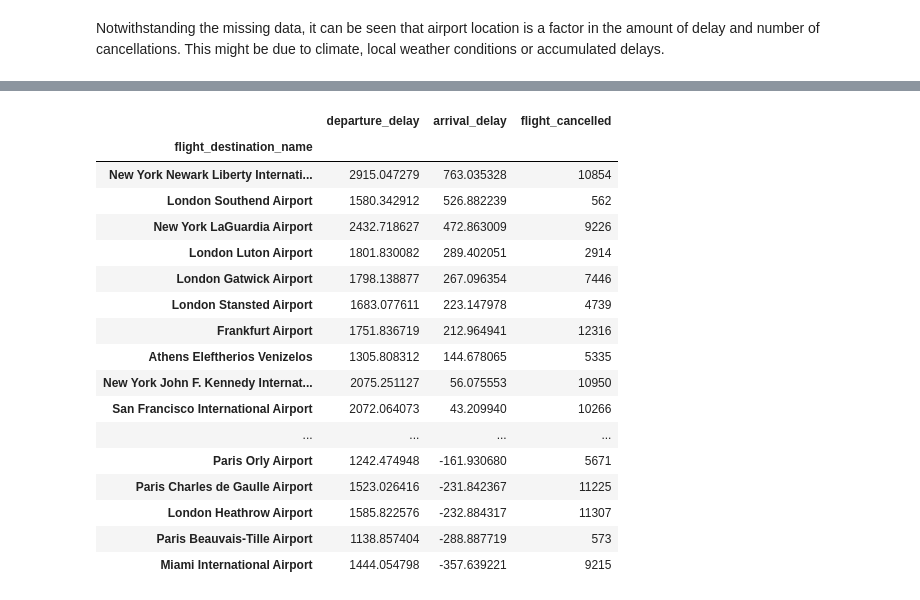
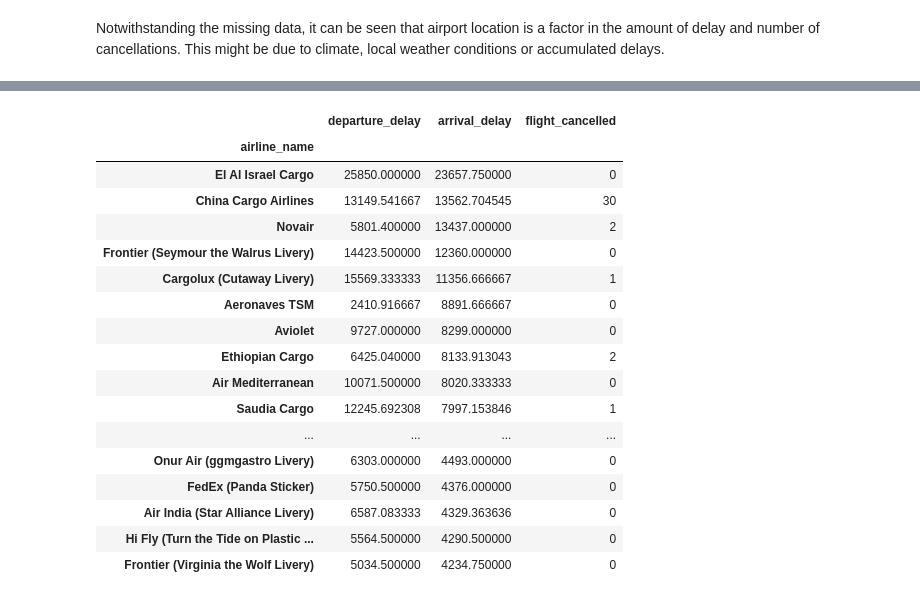
Before and after one commit to dermot-cochran/Interview_data, a Jupyter notebook: Case Study.ipynb, the cells around one changed output, grey strips where cells are left out. Saved outputs shown, nothing was run; the diff lists cells and outputs as text; code cells hidden in the pictures.

```diff
--- a/Case Study.ipynb
+++ b/Case Study.ipynb
@@ -110,4 +142,4 @@ dtype: int64
 # %%
-arrivals['arrival_delay'] = arrivals['flight_arrival_real'] - arrivals['flight_arrival_scheduled']
-arrivals['arrival_delay'].describe()
+flights['arrival_delay'] = flights['flight_arrival_real'] - flights['flight_arrival_scheduled']
+flights['arrival_delay'].describe()
 # %% [output]
@@ -121,6 +153,6 @@ min      -85255.000000
 max       85290.000000
 Name: arrival_delay, dtype: float64
 # %%
-arrivals['departure_delay'] = arrivals['flight_departure_real'] - arrivals['flight_departure_scheduled']
-arrivals['departure_delay'].describe()
+flights['departure_delay'] = flights['flight_departure_real'] - flights['flight_departure_scheduled']
+flights['departure_delay'].describe()
 # %% [output]
@@ -134,9 +166,9 @@ min      -84660.000000
 max      139440.000000
 Name: departure_delay, dtype: float64
 # %%
-arrivals['flight_duration_scheduled'] = arrivals['flight_arrival_scheduled'] - arrivals['flight_departure_scheduled']
-arrivals['flight_duration_delay'] = arrivals['flight_duration'] - arrivals['flight_duration_scheduled']
-arrivals['flight_duration_delay'].describe()
+flights['flight_duration_scheduled'] = flights['flight_arrival_scheduled'] - flights['flight_departure_scheduled']
+flights['flight_duration_delay'] = flights['flight_duration'] - flights['flight_duration_scheduled']
+flights['flight_duration_delay'].describe()
 # %% [output]
 count    134710.000000
 mean      -1708.867411
@@ -231,6 +277,5 @@ Notwithstanding the missing data, it can be seen that airport location is a fact
 # %%
-destination_delays = arrivals.groupby('flight_destination_name').agg({'departure_delay':'mean','arrival_delay':'mean',
-                                                            'flight_cancelled':'count'})
-destination_delays.describe()
+airline_delays = flights.groupby('airline_name').agg({'departure_delay':'mean','arrival_delay':'mean','flight_cancelled':'sum'})
+airline_delays.describe()
 # %% [output]
 |  | departure_delay | arrival_delay | flight_cancelled |
@@ -245,21 +311,21 @@ destination_delays.describe()
 # %%
-destination_delays.sort_values(by='arrival_delay', ascending=False).head(25)
+airline_delays.sort_values(by='arrival_delay', ascending=False).head(25)
 # %% [output]
 |  | departure_delay | arrival_delay | flight_cancelled |
-| flight_destination_name |  |  |  |
-| New York Newark Liberty Internati... | 2915.047279 | 763.035328 | 10854 |
-| London Southend Airport | 1580.342912 | 526.882239 | 562 |
-| New York LaGuardia Airport | 2432.718627 | 472.863009 | 9226 |
-| London Luton Airport | 1801.830082 | 289.402051 | 2914 |
-| London Gatwick Airport | 1798.138877 | 267.096354 | 7446 |
-| London Stansted Airport | 1683.077611 | 223.147978 | 4739 |
-| Frankfurt Airport | 1751.836719 | 212.964941 | 12316 |
-| Athens Eleftherios Venizelos | 1305.808312 | 144.678065 | 5335 |
-| New York John F. Kennedy Internat... | 2075.251127 | 56.075553 | 10950 |
-| San Francisco International Airport | 2072.064073 | 43.209940 | 10266 |
+| airline_name |  |  |  |
+| El Al Israel Cargo | 25850.000000 | 23657.750000 | 0 |
+| China Cargo Airlines | 13149.541667 | 13562.704545 | 30 |
+| Novair | 5801.400000 | 13437.000000 | 2 |
+| Frontier (Seymour the Walrus Livery) | 14423.500000 | 12360.000000 | 0 |
+| Cargolux (Cutaway Livery) | 15569.333333 | 11356.666667 | 1 |
+| Aeronaves TSM | 2410.916667 | 8891.666667 | 0 |
+| Aviolet | 9727.000000 | 8299.000000 | 0 |
+| Ethiopian Cargo | 6425.040000 | 8133.913043 | 2 |
+| Air Mediterranean | 10071.500000 | 8020.333333 | 0 |
+| Saudia Cargo | 12245.692308 | 7997.153846 | 1 |
 | ... | ... | ... | ... |
-| Paris Orly Airport | 1242.474948 | -161.930680 | 5671 |
-| Paris Charles de Gaulle Airport | 1523.026416 | -231.842367 | 11225 |
-| London Heathrow Airport | 1585.822576 | -232.884317 | 11307 |
-| Paris Beauvais-Tille Airport | 1138.857404 | -288.887719 | 573 |
-| Miami International Airport | 1444.054798 | -357.639221 | 9215 |
+| Onur Air (ggmgastro Livery) | 6303.000000 | 4493.000000 | 0 |
+| FedEx (Panda Sticker) | 5750.500000 | 4376.000000 | 0 |
+| Air India (Star Alliance Livery) | 6587.083333 | 4329.363636 | 0 |
+| Hi Fly (Turn the Tide on Plastic ... | 5564.500000 | 4290.500000 | 0 |
+| Frontier (Virginia the Wolf Livery) | 5034.500000 | 4234.750000 | 0 |
```
Also changed, not shown: parts of 25 cells of this notebook.
